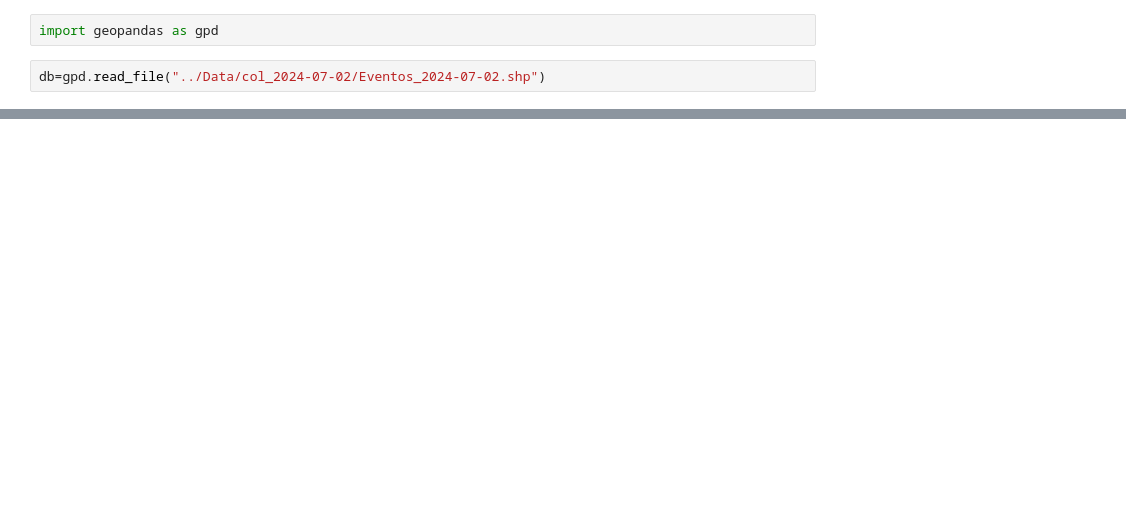
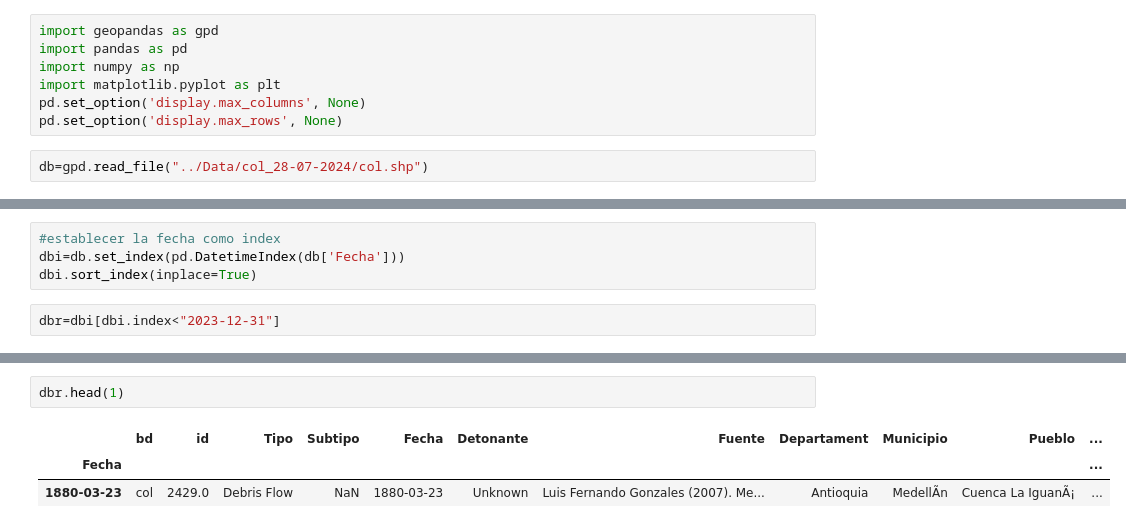
Before and after one commit to edieraristizabal/PAPER_GeohazardDataBase, a Jupyter notebook: Code/col.ipynb, the cells around one changed output, grey strips where cells are left out. Saved outputs shown, nothing was run; the diff lists cells and outputs as text; blank space fills up the shorter version.

```diff
--- a/Code/col.ipynb
+++ b/Code/col.ipynb
@@ -1,4 +1,9 @@
 # %%
 import geopandas as gpd
+import pandas as pd
+import numpy as np
+import matplotlib.pyplot as plt
+pd.set_option('display.max_columns', None)
+pd.set_option('display.max_rows', None)
 # %%
-db=gpd.read_file("../Data/col_2024-07-02/Eventos_2024-07-02.shp")
+db=gpd.read_file("../Data/col_28-07-2024/col.shp")
@@ -10,0 +30,6 @@ db.head(2)
+# %%
+#establecer la fecha como index
+dbi=db.set_index(pd.DatetimeIndex(db['Fecha']))
+dbi.sort_index(inplace=True)
+# %%
+dbr=dbi[dbi.index<"2023-12-31"]
@@ -10,0 +63,6 @@ db.head(2)
+# %%
+dbr.head(1)
+# %% [output]
+|  | bd | id | Tipo | Subtipo | Fecha | Detonante | Fuente | Departament | Municipio | Pueblo | ... |
+| Fecha |  |  |  |  |  |  |  |  |  |  | ... |
+| 1880-03-23 | col | 2429.0 | Debris Flow | NaN | 1880-03-23 | Unknown | Luis Fernando Gonzales (2007). Me... | Antioquia | MedellÃ­n | Cuenca La IguanÃ¡ | ... |
```
Also changed, not shown: parts of 37 cells of this notebook, 31 other files.
